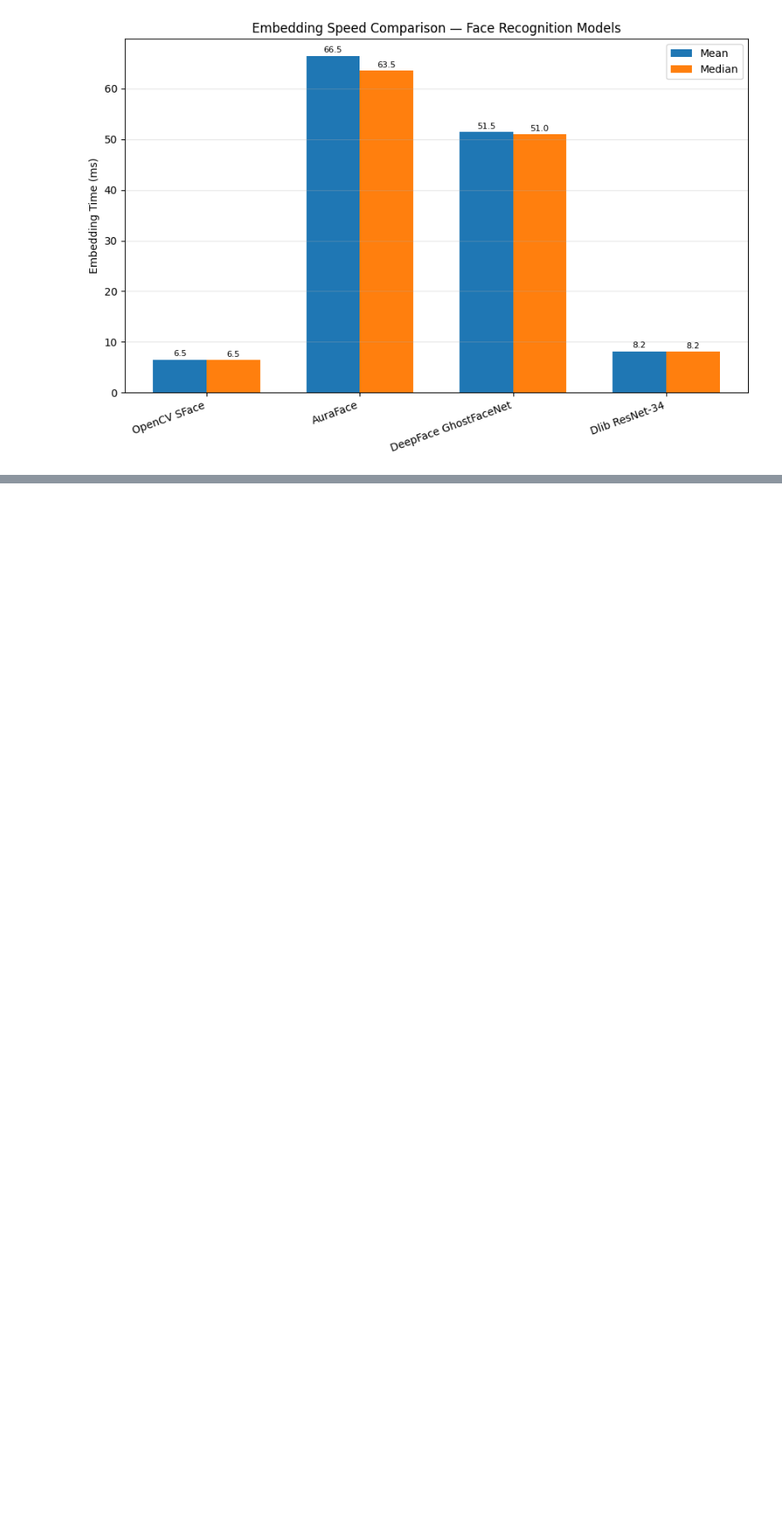
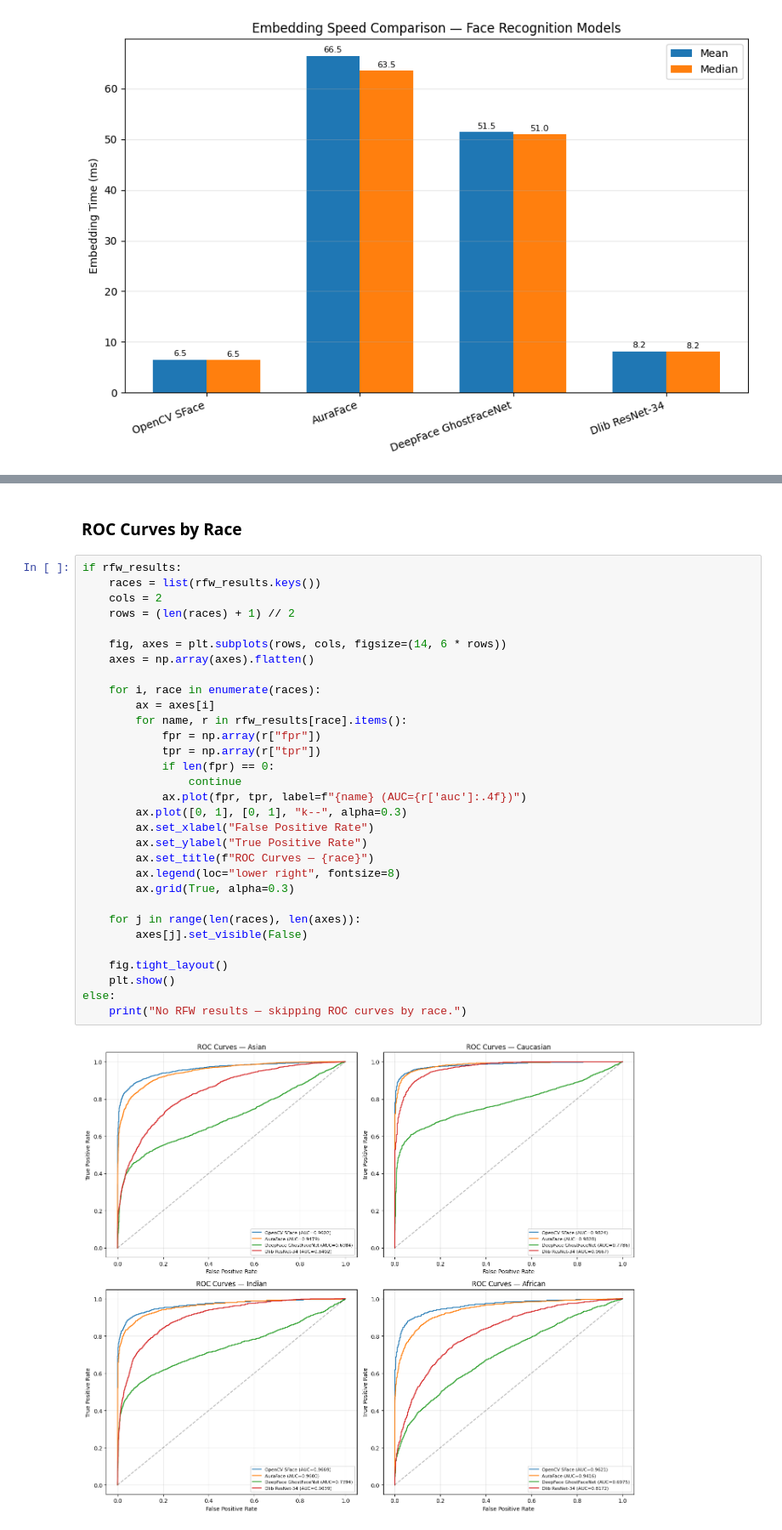
Before and after one commit to Atsushi570/fr-survery, a Jupyter notebook: notebooks/analysis.ipynb, the cells around one changed output, grey strips where cells are left out. Shown at 85% size. Saved outputs shown, nothing was run; the diff lists cells and outputs as text; blank space fills up the shorter version.

```diff
--- a/notebooks/analysis.ipynb
+++ b/notebooks/analysis.ipynb
@@ -158,0 +208,35 @@ else:
+# %% [markdown]
+### ROC Curves by Race
+# %%
+if rfw_results:
+    races = list(rfw_results.keys())
+    cols = 2
+    rows = (len(races) + 1) // 2
+
+    fig, axes = plt.subplots(rows, cols, figsize=(14, 6 * rows))
+    axes = np.array(axes).flatten()
+
+    for i, race in enumerate(races):
+        ax = axes[i]
+        for name, r in rfw_results[race].items():
+            fpr = np.array(r["fpr"])
+            tpr = np.array(r["tpr"])
+            if len(fpr) == 0:
+                continue
+            ax.plot(fpr, tpr, label=f"{name} (AUC={r['auc']:.4f})")
+        ax.plot([0, 1], [0, 1], "k--", alpha=0.3)
+        ax.set_xlabel("False Positive Rate")
+        ax.set_ylabel("True Positive Rate")
+        ax.set_title(f"ROC Curves — {race}")
+        ax.legend(loc="lower right", fontsize=8)
+        ax.grid(True, alpha=0.3)
+
+    for j in range(len(races), len(axes)):
+        axes[j].set_visible(False)
+
+    fig.tight_layout()
+    plt.show()
+else:
+    print("No RFW results — skipping ROC curves by race.")
+# %% [output]
+[figure, added]
```
Also changed, not shown: parts of 4 cells of this notebook, 4 other files.
